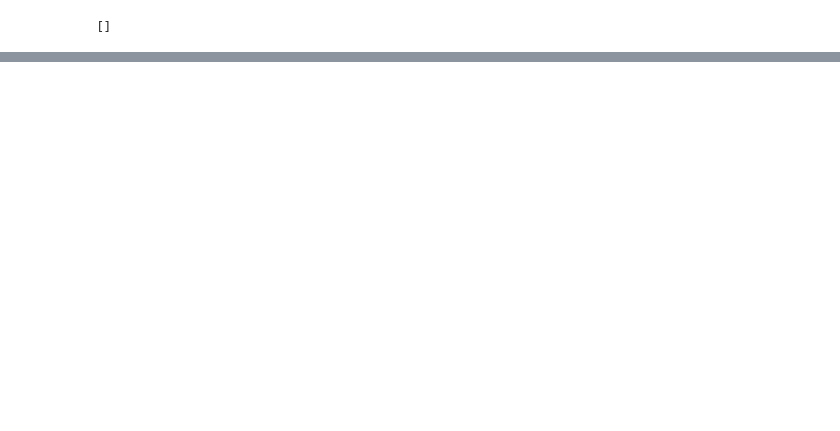
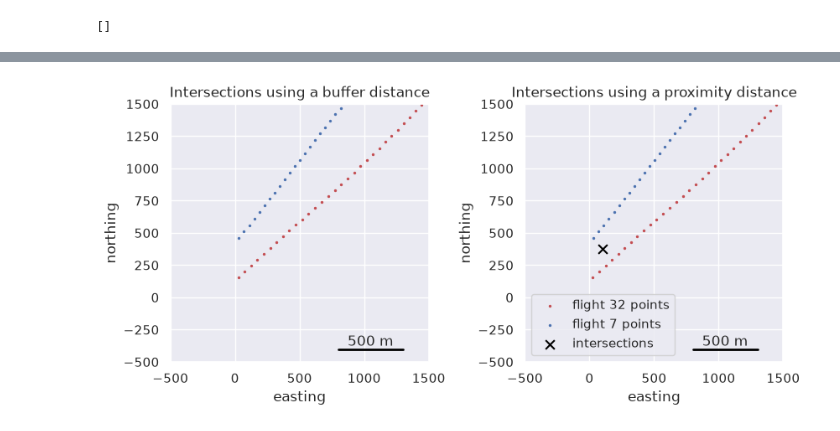
Before and after one commit to GeoToolkits/airbornegeo, a Jupyter notebook: docs/crossovers_03_network_intersections.ipynb, the cells around one changed output, grey strips where cells are left out. Drawn from its saved outputs; the diff is of its cells as text; code cells hidden in the pictures; blank space fills up the shorter version.

```diff
--- a/docs/crossovers_03_network_intersections.ipynb
+++ b/docs/crossovers_03_network_intersections.ipynb
@@ -291,0 +216,10 @@ ax.set_aspect("equal")
+# %%
+# calculate theoretical intersection points
+proximity_inters = airbornegeo.create_intersection_table(
+    data_df,
+    line_column="flight",
+    method="network",
+    proximity_dist=250,  # count any datapoints within 250 m of each as intersections
+    block_size=500,  # only retain 1 intersection per pair of lines within any 500 m window
+)
+proximity_inters
@@ -291,0 +230,61 @@ ax.set_aspect("equal")
+# %%
+fig, axs = plt.subplots(1, 2, figsize=(10, 4))
+
+reg = (-500, 1.5e3, -500, 1.5e3)
+
+ax = axs[0]
+ax = data_df[data_df.flight == 32].plot.scatter(
+    "easting",
+    "northing",
+    color="r",
+    s=2,
+    ax=ax,
+)
+ax = data_df[data_df.flight == 7].plot.scatter(
+    "easting",
+    "northing",
+    color="b",
+    s=2,
+    ax=ax,
+)
+ax.set_title("Intersections using a buffer distance")
+ax.set_xlim(reg[0], reg[1])
+ax.set_ylim(reg[2], reg[3])
+ax.set_aspect("equal")
+airbornegeo.add_scalebar(ax, 500, "bottom right")
+
+
+ax = axs[1]
+ax = data_df[data_df.flight == 32].plot.scatter(
+    "easting",
+    "northing",
+    color="r",
+    s=2,
+    label="flight 32 points",
+    ax=ax,
+)
+ax = data_df[data_df.flight == 7].plot.scatter(
+    "easting",
+    "northing",
+    color="b",
+    s=2,
+    ax=ax,
+    label="flight 7 points",
+)
+proximity_inters.plot.scatter(
+    "easting",
+    "northing",
+    color="black",
+    s=60,
+    marker="x",
+    ax=ax,
+    label="intersections",
+)
+ax.set_title("Intersections using a proximity distance")
+ax.legend(loc="lower left")
+ax.set_xlim(reg[0], reg[1])
+ax.set_ylim(reg[2], reg[3])
+ax.set_aspect("equal")
+airbornegeo.add_scalebar(ax, 500, "bottom right")
+# %% [output]
+[figure, added]
```
Also changed, not shown: parts of 17 cells of this notebook, 9 other files.
